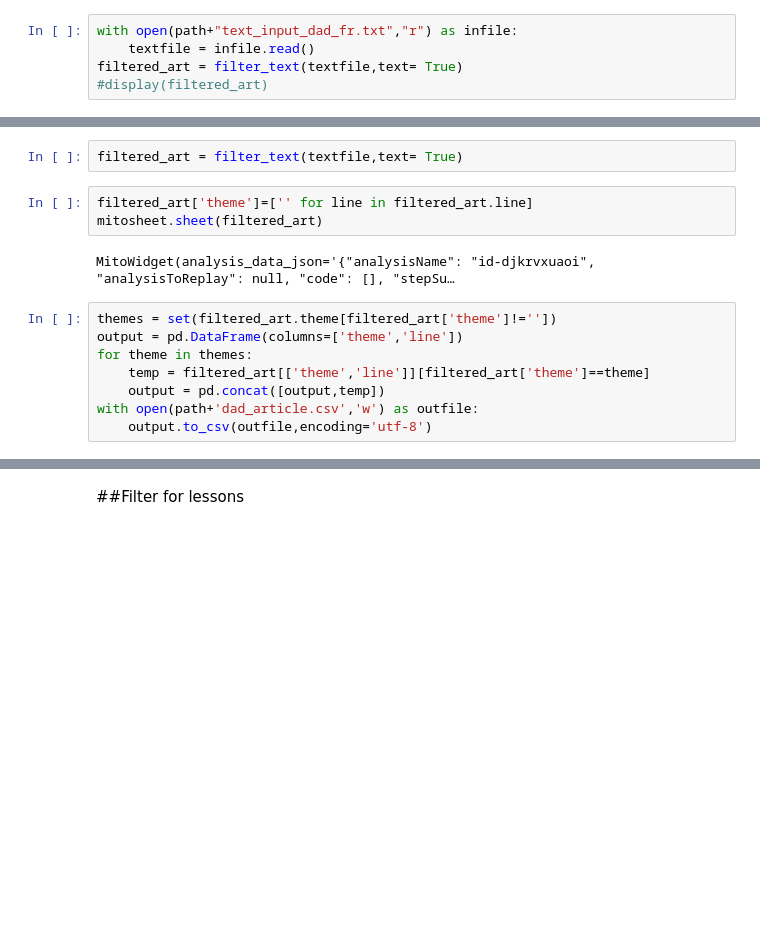
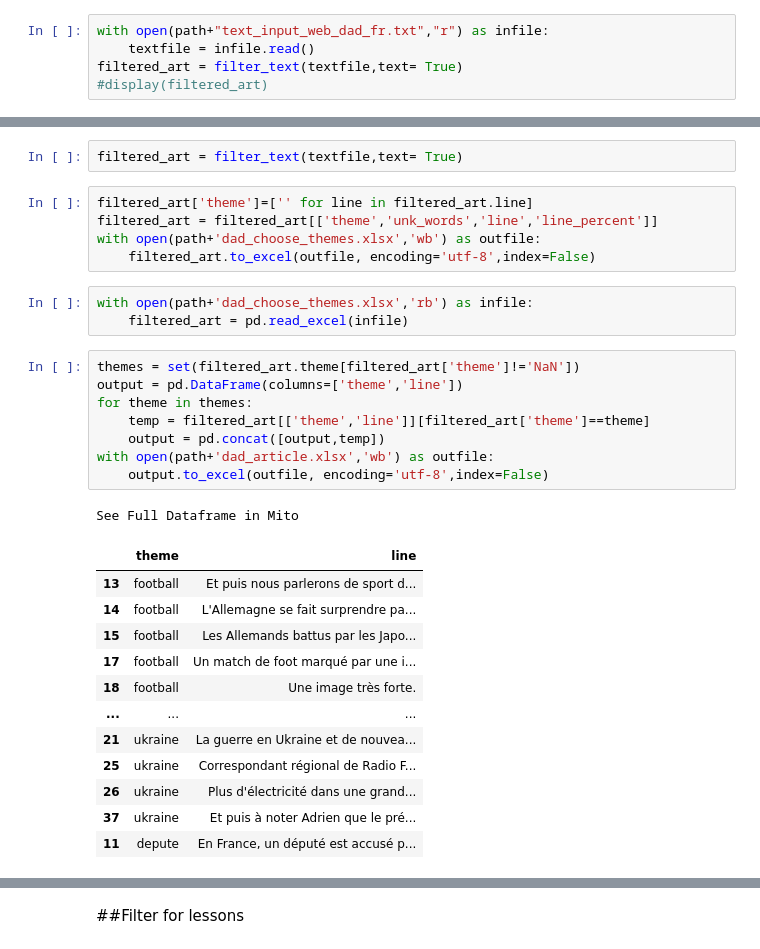
Before and after one commit to elyeb/language_learning, a Jupyter notebook: scripts/french_dad_data_fetcher.ipynb, the cells around one changed output, grey strips where cells are left out. Cells and saved outputs as stored; diff of their text form; blank space fills up the shorter version.

```diff
--- a/scripts/french_dad_data_fetcher.ipynb
+++ b/scripts/french_dad_data_fetcher.ipynb
@@ -341,7 +354,7 @@ Checking Journal en francais facile
  'https://savoirs.rfi.fr//fr/podcasts/le-journal-en-fran%C3%A7ais-facile/20221114-joe-biden-et-xi-jinping-%C3%A0-bali-attentat-%C3%A0-istanbul-emmanuel-macron-veut-sanctionner-l-iran',
  'https://savoirs.rfi.fr//fr/podcasts/le-journal-en-fran%C3%A7ais-facile/20221111-l-ocean-viking-est-arriv%C3%A9-%C3%A0-toulon-la-cop-27-sadio-man%C3%A9-ira-au-qatar']
 # %%
-with open(path+"text_input_dad_fr.txt","r") as infile:
+with open(path+"text_input_web_dad_fr.txt","r") as infile:
     textfile = infile.read()
 filtered_art = filter_text(textfile,text= True)
 #display(filtered_art)
@@ -392,17 +409,34 @@ for word in add_words:
 filtered_art = filter_text(textfile,text= True)
 # %%
 filtered_art['theme']=['' for line in filtered_art.line]
-mitosheet.sheet(filtered_art)
+filtered_art = filtered_art[['theme','unk_words','line','line_percent']]
+with open(path+'dad_choose_themes.xlsx','wb') as outfile:
+    filtered_art.to_excel(outfile, encoding='utf-8',index=False)
-# %% [output]
-MitoWidget(analysis_data_json='{"analysisName": "id-djkrvxuaoi", "analysisToReplay": null, "code": [], "stepSu…
-# %%
-themes = set(filtered_art.theme[filtered_art['theme']!=''])
-output = pd.DataFrame(columns=['theme','line'])
-for theme in themes:
-    temp = filtered_art[['theme','line']][filtered_art['theme']==theme]
-    output = pd.concat([output,temp])
-with open(path+'dad_article.csv','w') as outfile:
-    output.to_csv(outfile,encoding='utf-8')
+# %%
+with open(path+'dad_choose_themes.xlsx','rb') as infile:
+    filtered_art = pd.read_excel(infile)
+# %%
+themes = set(filtered_art.theme[filtered_art['theme']!='NaN'])
+output = pd.DataFrame(columns=['theme','line'])
+for theme in themes:
+    temp = filtered_art[['theme','line']][filtered_art['theme']==theme]
+    output = pd.concat([output,temp])
+with open(path+'dad_article.xlsx','wb') as outfile:
+    output.to_excel(outfile, encoding='utf-8',index=False)
+# %% [output]
+See Full Dataframe in Mito
+|  | theme | line |
+| 13 | football | Et puis nous parlerons de sport d... |
+| 14 | football | L'Allemagne se fait surprendre pa... |
+| 15 | football | Les Allemands battus par les Japo... |
+| 17 | football | Un match de foot marqué par une i... |
+| 18 | football | Une image très forte. |
+| ... | ... | ... |
+| 21 | ukraine | La guerre en Ukraine et de nouvea... |
+| 25 | ukraine | Correspondant régional de Radio F... |
+| 26 | ukraine | Plus d'électricité dans une grand... |
+| 37 | ukraine | Et puis à noter Adrien que le pré... |
+| 11 | depute | En France, un député est accusé p... |
 # %%
 #write to .json formats
 df = vocab
```
Also changed, not shown: parts of 40 cells of this notebook, 19 other files.
